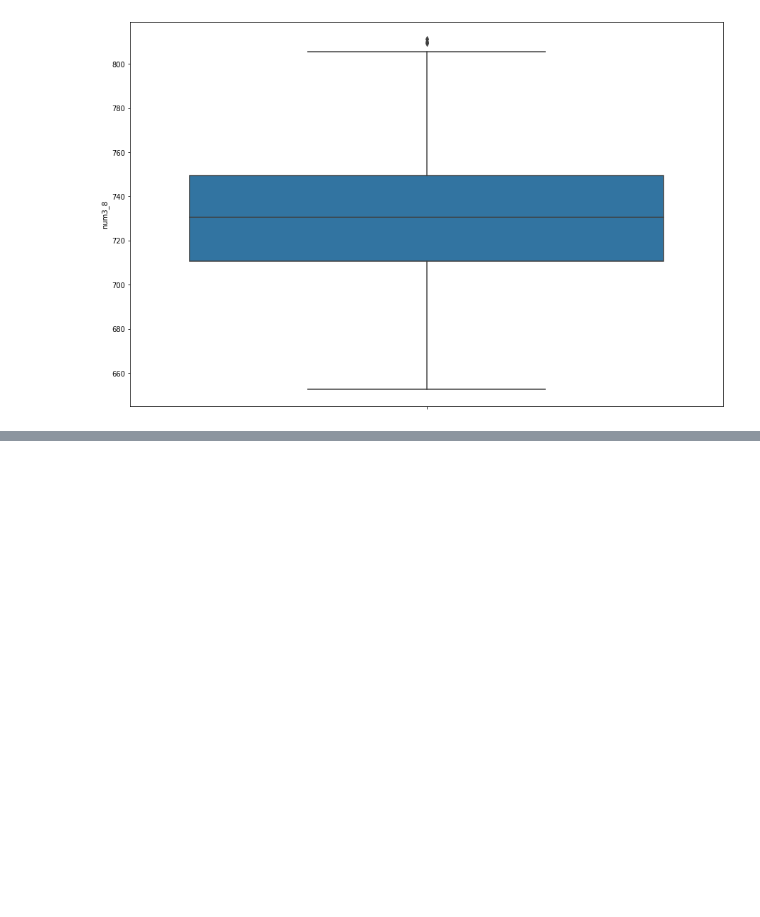
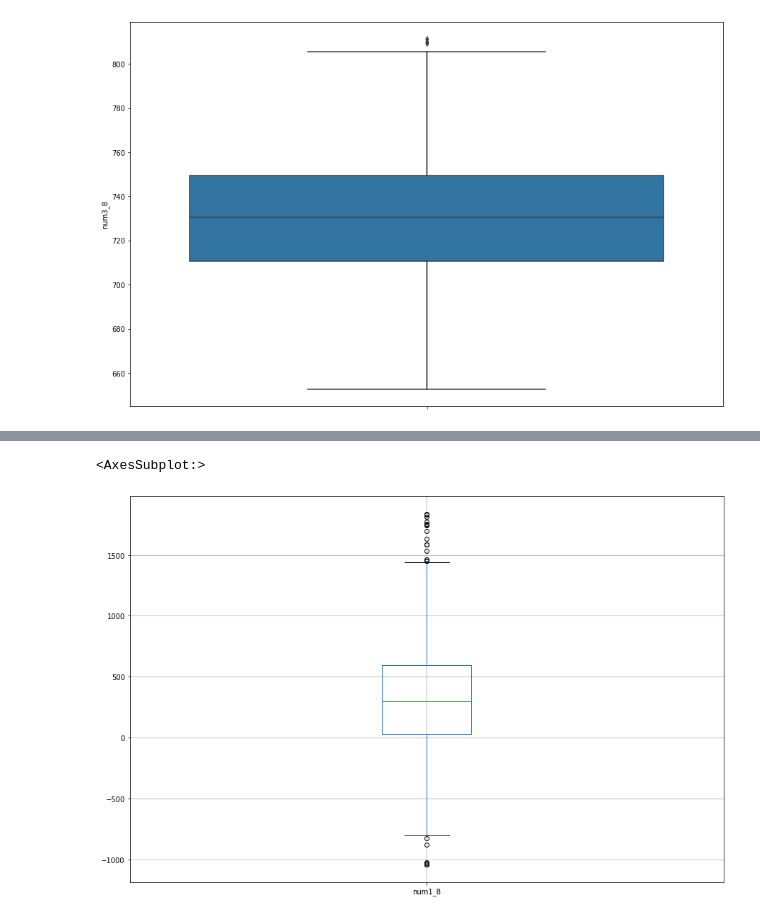
Before and after one commit to Xorsiphus/SOM, a Jupyter notebook: Lab_2/main.ipynb, the cells around one changed output, grey strips where cells are left out. Drawn from its saved outputs; the diff is of its cells as text; code cells hidden in the pictures; blank space fills up the shorter version.

```diff
--- a/Lab_2/main.ipynb
+++ b/Lab_2/main.ipynb
@@ -122,0 +149,10 @@ sns.boxplot(y=data['num3_8'])
+# %%
+Q1 = np.nanquantile(data['num1_8'], 0.25)
+Q3 = np.nanquantile(data['num1_8'], 0.75)
+MP = Q3 - Q1
+df_IQR = data[(data['num1_8'] > Q1 - 3 * MP) & (data['num1_8'] < Q3 + 3 * MP)]
+plt.figure(figsize=(15, 10))
+df_IQR.boxplot(column='num1_8')
+# %% [output]
+<AxesSubplot:>
+[figure, added]
```
Also changed, not shown: parts of 32 cells of this notebook, 1 other file.
